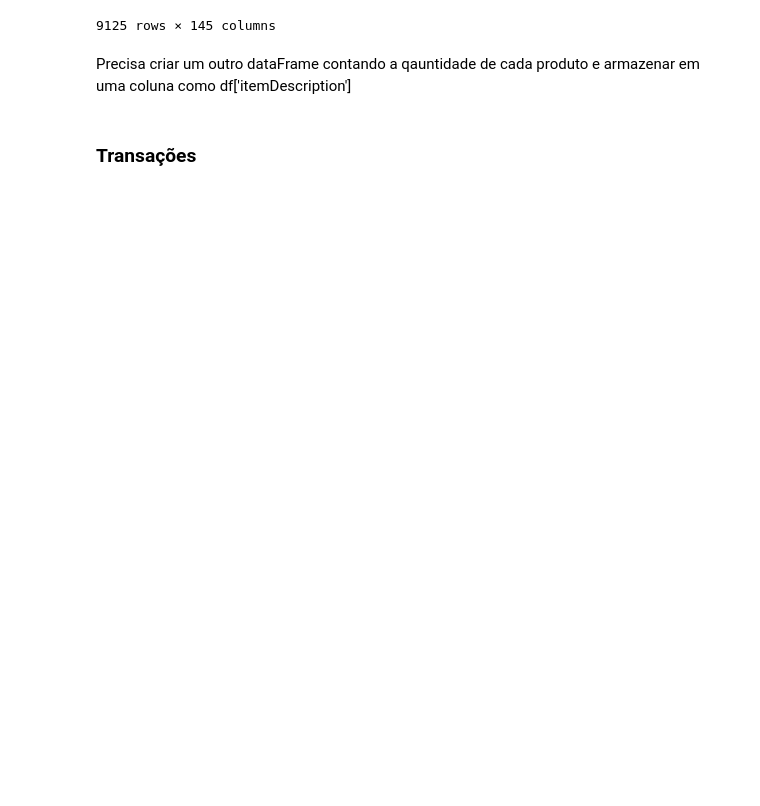
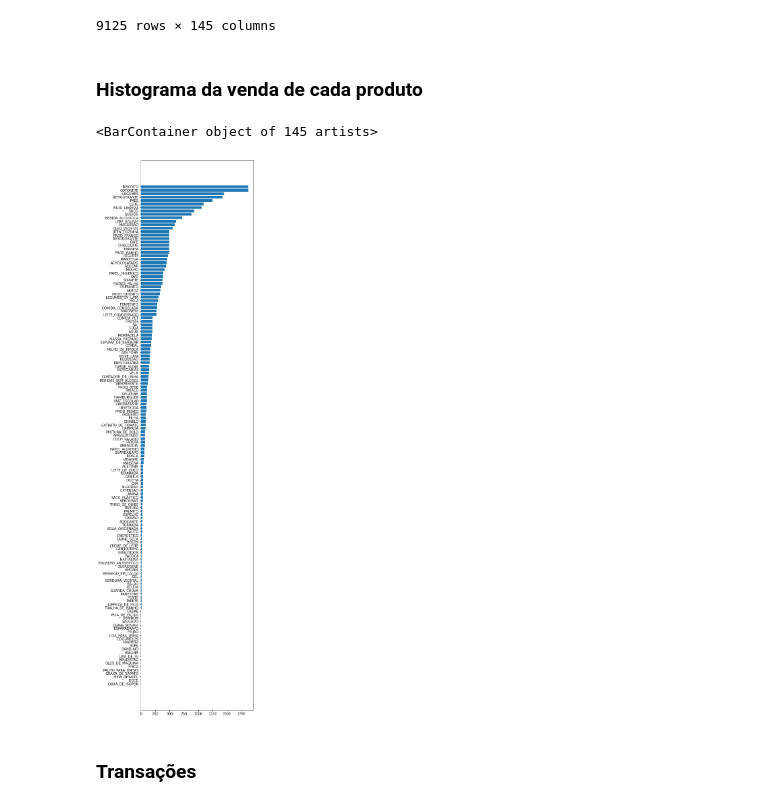
Before and after one commit to thiago9864/mineracao_dados, a Jupyter notebook: Trabalho4_dupla_21.ipynb, the cells around one changed output. Cells and saved outputs as stored; diff of their text form; code cells hidden in the pictures; blank space fills up the shorter version.

Commit message:
histograma

```diff
--- a/Trabalho4_dupla_21.ipynb
+++ b/Trabalho4_dupla_21.ipynb
@@ -67,2 +51,0 @@ df
-# %% [markdown]
-Precisa criar um outro dataFrame contando a qauntidade de cada produto e armazenar em uma coluna como df['itemDescription']
@@ -75,3 +52,15 @@ Precisa criar um outro dataFrame contando a qauntidade de cada produto e armazen
+# %% [markdown]
+### Histograma da venda de cada produto
+# %%
+#dataframe com as vendas totais de cada produto, organizados de forma decrescente
+s = df.sum()
+s=s.sort_values( ascending=True)
+# %%
+plt.figure(figsize=(6,30))
+plt.barh(s.index,s)
+# %% [output]
+<BarContainer object of 145 artists>
+[figure, added]
 # %% [markdown]
 ### Transações
 # %%
```
Also changed, not shown: parts of 4 cells of this notebook.
